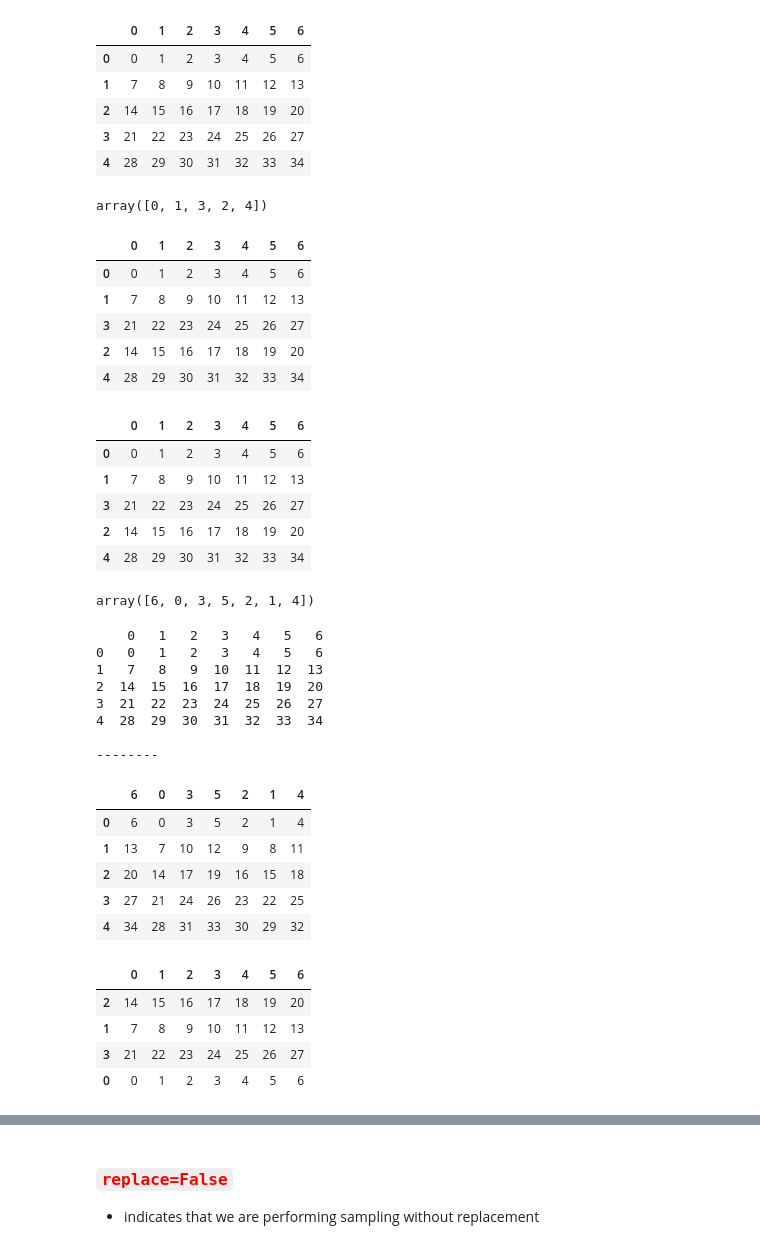
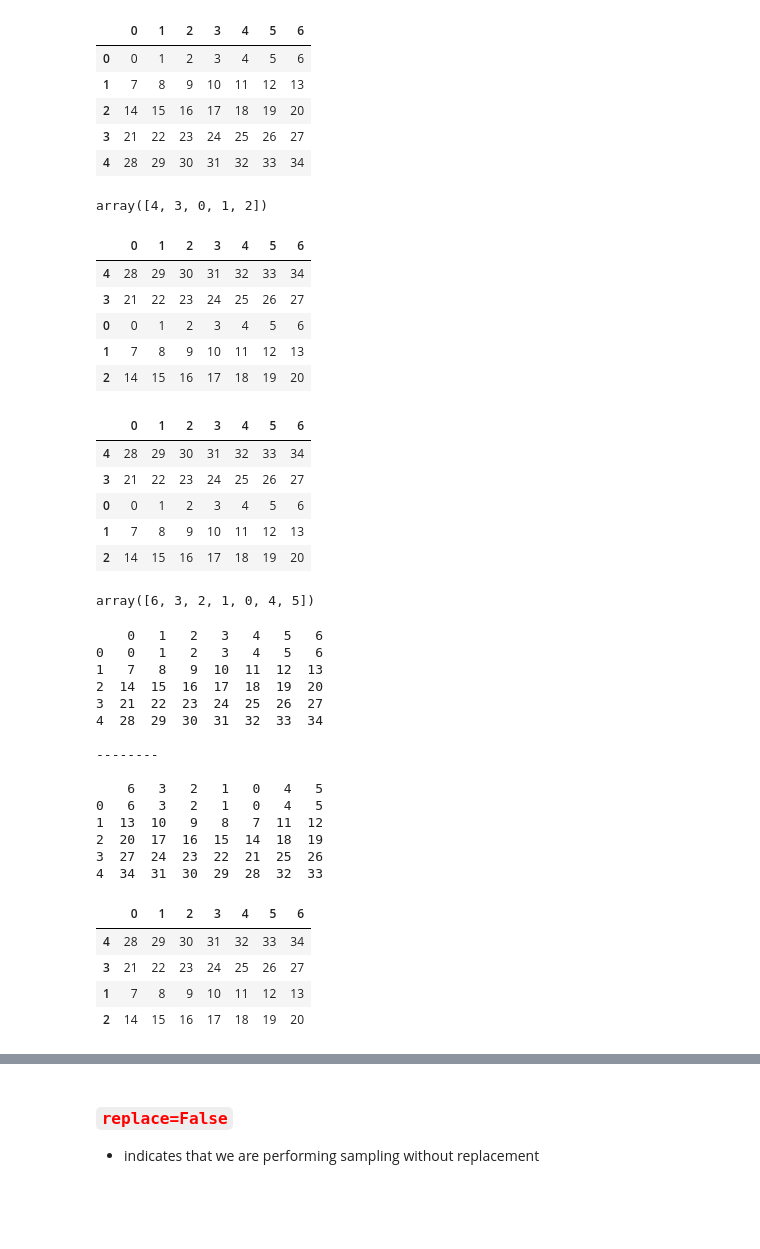
Before and after one commit to hathimazman/Master-Data-Science, a Jupyter notebook: Semester_1/Data_Science/Class Notes/P153146_Week10_DataWrangling_20241215.ipynb, the cells around one changed output, grey strips where cells are left out. Saved outputs shown, nothing was run; the diff lists cells and outputs as text; code cells hidden in the pictures; blank space fills up the shorter version.

```diff
--- a/Semester_1/Data_Science/Class Notes/P153146_Week10_DataWrangling_20241215.ipynb
+++ b/Semester_1/Data_Science/Class Notes/P153146_Week10_DataWrangling_20241215.ipynb
@@ -705,6 +706,8 @@ dtype: float64
 - This rearrangement is often **done randomly**, meaning that the elements are shuffled into a **new, unpredictable order**.
 # %%
 # 2d array of 5x7
+df = pd.DataFrame(np.arange(5 * 7).reshape((5, 7)))
+df
 # %% [output]
 |  | 0 | 1 | 2 | 3 | 4 | 5 | 6 |
 | 0 | 0 | 1 | 2 | 3 | 4 | 5 | 6 |
@@ -714,34 +717,41 @@ dtype: float64
 | 4 | 28 | 29 | 30 | 31 | 32 | 33 | 34 |
 # %%
 # Random sampling
+sampler = np.random.permutation(5)
+sampler
 # %% [output]
-array([0, 1, 3, 2, 4])
+array([4, 3, 0, 1, 2])
 # %%
 # sampling of the array
+df.take(sampler, axis=0)
 # %% [output]
 |  | 0 | 1 | 2 | 3 | 4 | 5 | 6 |
+| 4 | 28 | 29 | 30 | 31 | 32 | 33 | 34 |
+| 3 | 21 | 22 | 23 | 24 | 25 | 26 | 27 |
 | 0 | 0 | 1 | 2 | 3 | 4 | 5 | 6 |
 | 1 | 7 | 8 | 9 | 10 | 11 | 12 | 13 |
-| 3 | 21 | 22 | 23 | 24 | 25 | 26 | 27 |
 | 2 | 14 | 15 | 16 | 17 | 18 | 19 | 20 |
-| 4 | 28 | 29 | 30 | 31 | 32 | 33 | 34 |
 # %%
 # Another way
+df.iloc[sampler]
 # %% [output]
 |  | 0 | 1 | 2 | 3 | 4 | 5 | 6 |
+| 4 | 28 | 29 | 30 | 31 | 32 | 33 | 34 |
+| 3 | 21 | 22 | 23 | 24 | 25 | 26 | 27 |
 | 0 | 0 | 1 | 2 | 3 | 4 | 5 | 6 |
 | 1 | 7 | 8 | 9 | 10 | 11 | 12 | 13 |
-| 3 | 21 | 22 | 23 | 24 | 25 | 26 | 27 |
 | 2 | 14 | 15 | 16 | 17 | 18 | 19 | 20 |
-| 4 | 28 | 29 | 30 | 31 | 32 | 33 | 34 |
 # %%
 # Select a permutation of the columns
+sampler2 = np.random.permutation(7)
+sampler2
 # %% [output]
-array([6, 0, 3, 5, 2, 1, 4])
+array([6, 3, 2, 1, 0, 4, 5])
 # %%
 # Sample the colummns
 print(df)
 print('\n--------\n')
+print(df.take(sampler2, axis=1))
 # %% [output]
     0   1   2   3   4   5   6
 0   0   1   2   3   4   5   6
@@ -751,17 +761,19 @@ print('\n--------\n')
 4  28  29  30  31  32  33  34
 
 --------
+
+    6   3   2   1   0   4   5
+0   6   3   2   1   0   4   5
+1  13  10   9   8   7  11  12
+2  20  17  16  15  14  18  19
+3  27  24  23  22  21  25  26
+4  34  31  30  29  28  32  33
-|  | 6 | 0 | 3 | 5 | 2 | 1 | 4 |
-| 0 | 6 | 0 | 3 | 5 | 2 | 1 | 4 |
-| 1 | 13 | 7 | 10 | 12 | 9 | 8 | 11 |
-| 2 | 20 | 14 | 17 | 19 | 16 | 15 | 18 |
-| 3 | 27 | 21 | 24 | 26 | 23 | 22 | 25 |
-| 4 | 34 | 28 | 31 | 33 | 30 | 29 | 32 |
 # %%
 # Select a random subset without replacement
+df.sample(n=4,replace=False)
 # %% [output]
 |  | 0 | 1 | 2 | 3 | 4 | 5 | 6 |
+| 4 | 28 | 29 | 30 | 31 | 32 | 33 | 34 |
+| 3 | 21 | 22 | 23 | 24 | 25 | 26 | 27 |
+| 1 | 7 | 8 | 9 | 10 | 11 | 12 | 13 |
 | 2 | 14 | 15 | 16 | 17 | 18 | 19 | 20 |
-| 1 | 7 | 8 | 9 | 10 | 11 | 12 | 13 |
-| 3 | 21 | 22 | 23 | 24 | 25 | 26 | 27 |
-| 0 | 0 | 1 | 2 | 3 | 4 | 5 | 6 |
```
Also changed, not shown: parts of 43 cells of this notebook, 20 other files.
